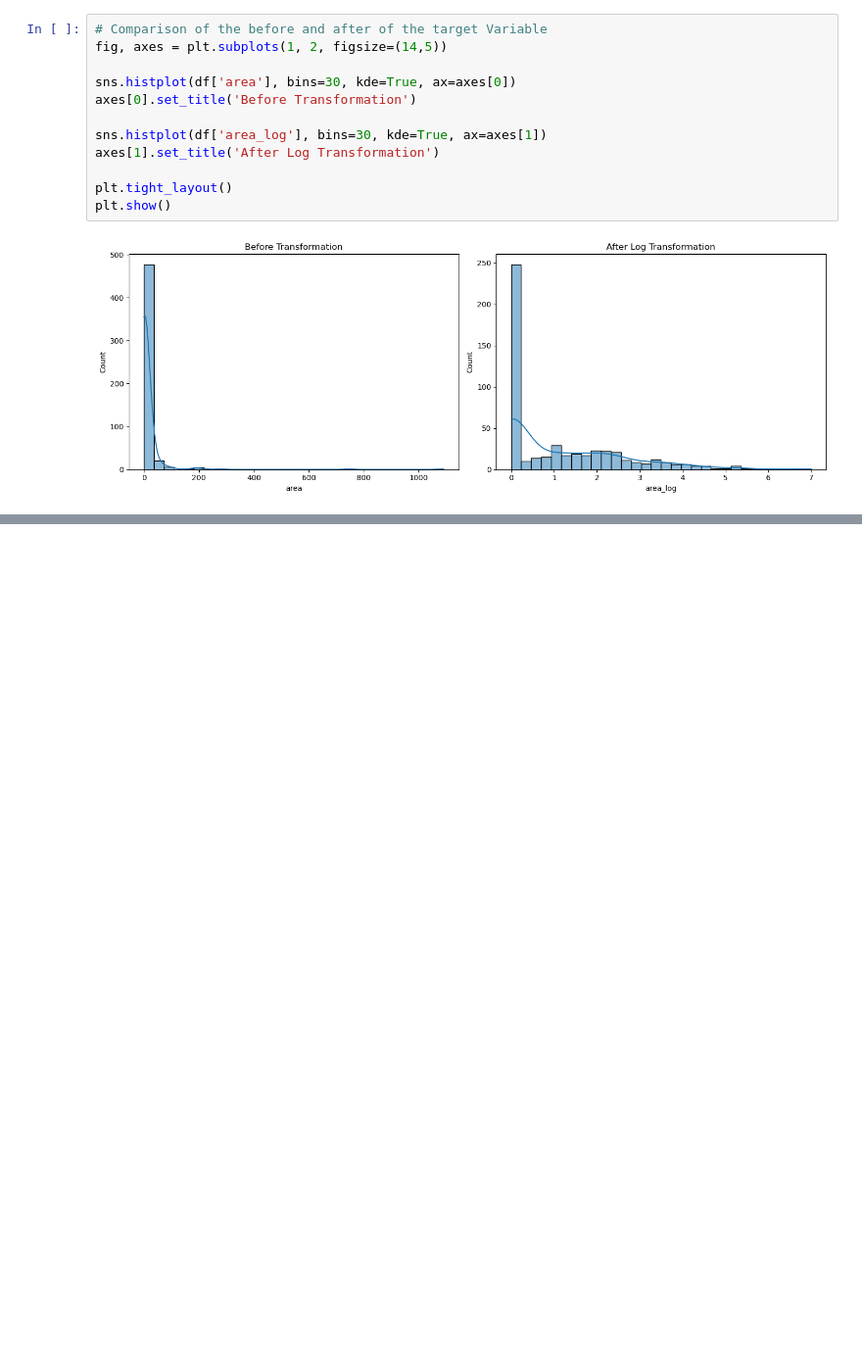
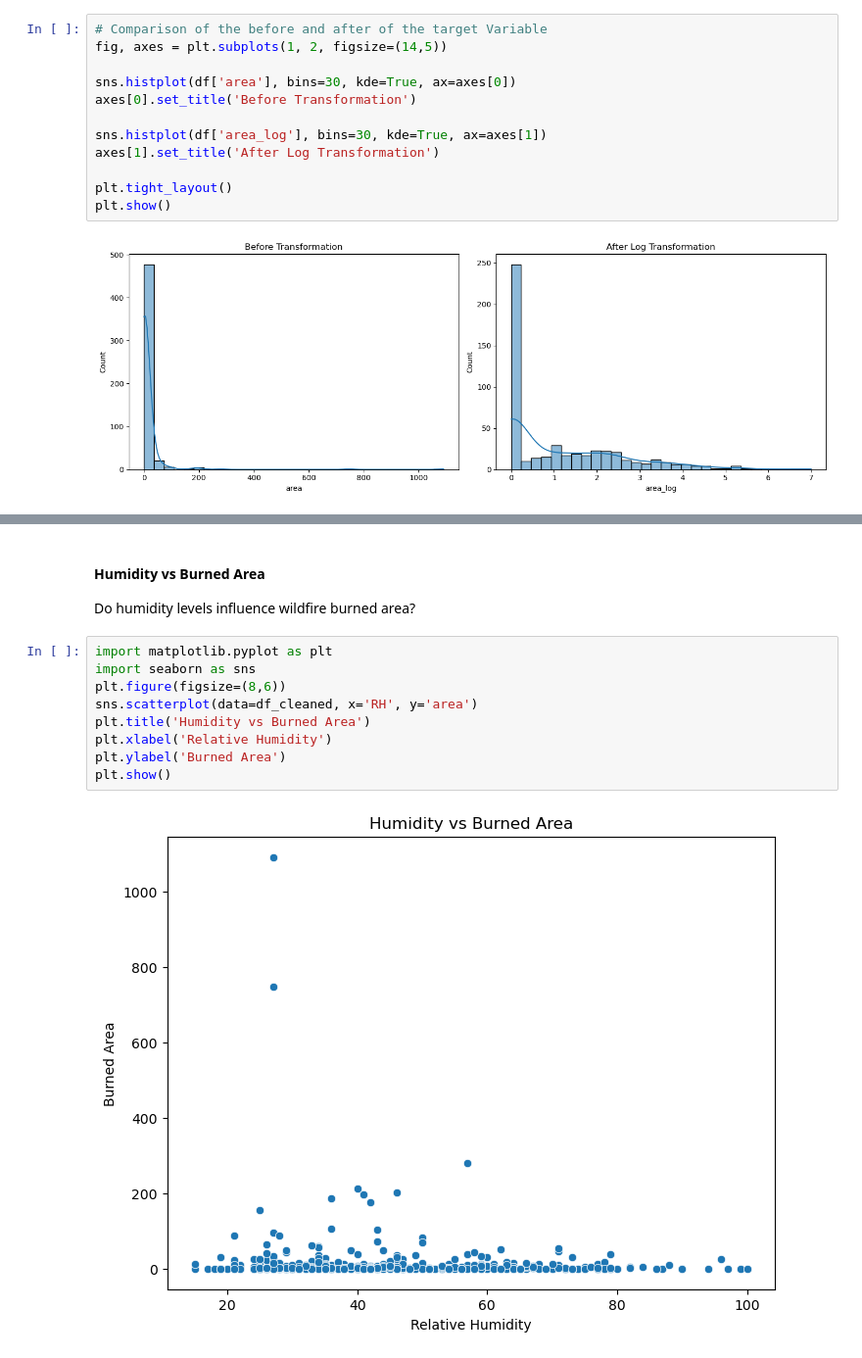
Before and after one commit to Oluwatosin-Simeon/wildfire-risk-analysis, a Jupyter notebook: wildfire-risk-analysis/notebooks/wildfire-analysis .ipynb, the cells around one changed output, grey strips where cells are left out. Shown at 98% size. Saved outputs shown, nothing was run; the diff lists cells and outputs as text; blank space fills up the shorter version.

```diff
--- a/wildfire-risk-analysis/notebooks/wildfire-analysis .ipynb
+++ b/wildfire-risk-analysis/notebooks/wildfire-analysis .ipynb
@@ -258,0 +293,15 @@ This transformation improved the distribution of the target variable, making it
+# %% [markdown]
+#### Humidity vs Burned Area
+
+Do humidity levels influence wildfire burned area?
+# %%
+import matplotlib.pyplot as plt
+import seaborn as sns
+plt.figure(figsize=(8,6))
+sns.scatterplot(data=df_cleaned, x='RH', y='area')
+plt.title('Humidity vs Burned Area')
+plt.xlabel('Relative Humidity')
+plt.ylabel('Burned Area')
+plt.show()
+# %% [output]
+[figure, added]
```
Also changed, not shown: parts of 22 cells of this notebook.
